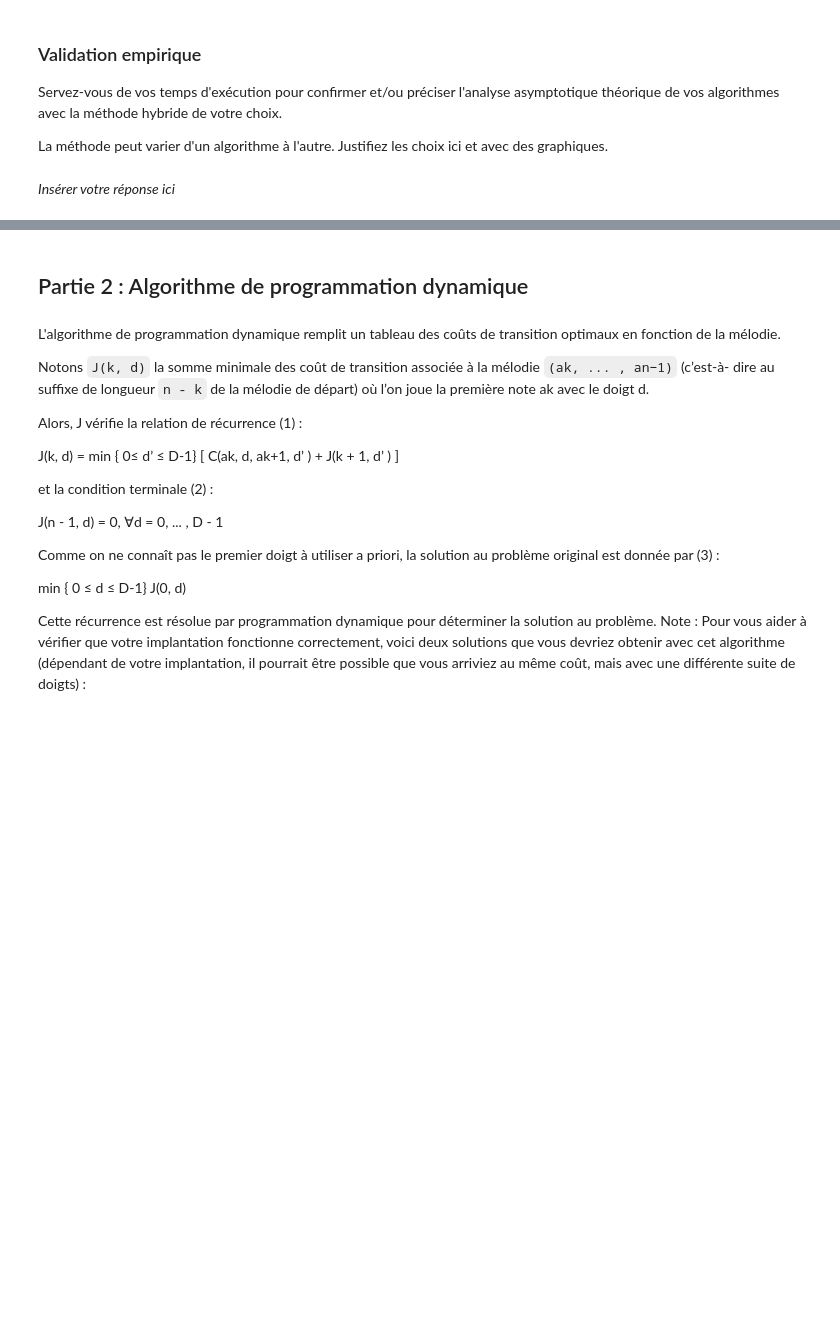
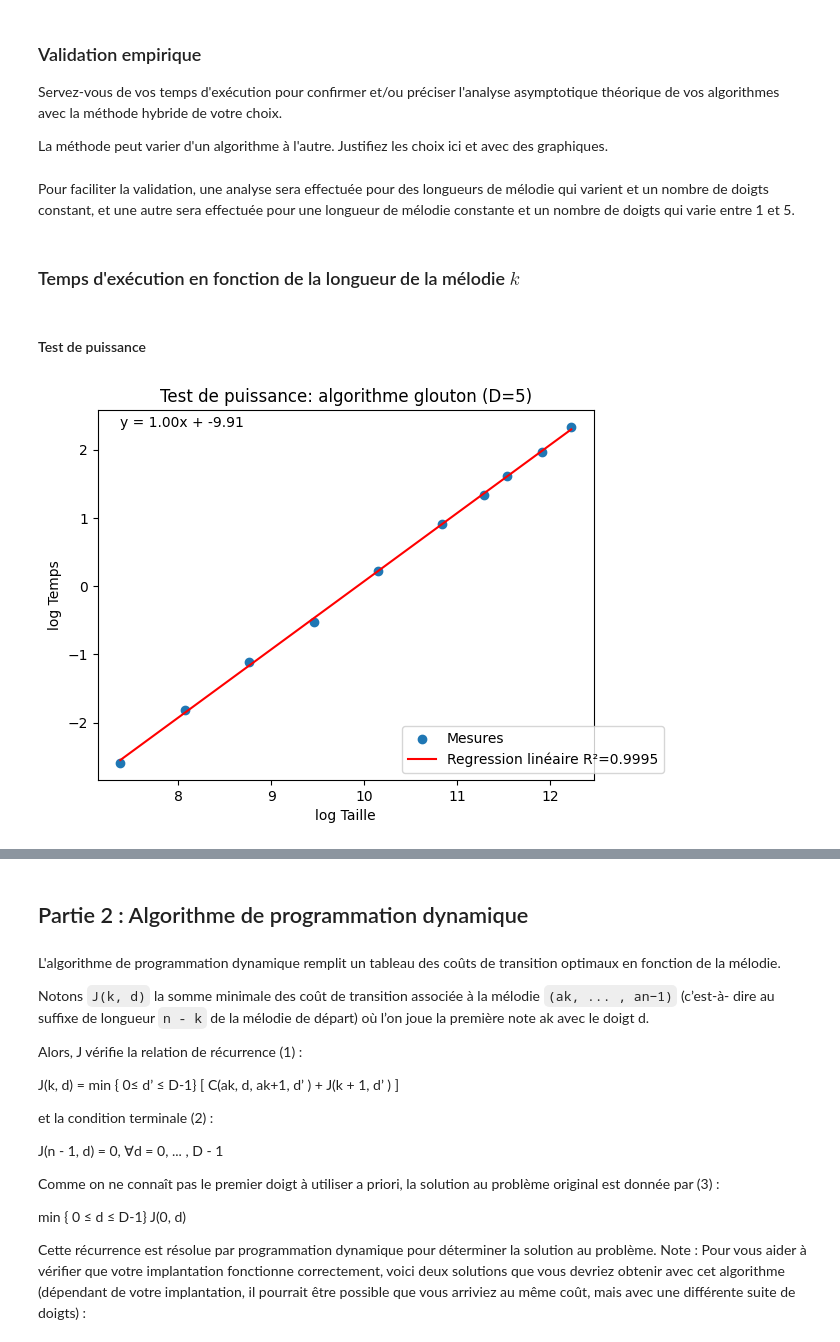
Before and after one commit to UiVieto/INF8775, a Jupyter notebook: TP2-H24/TP2-H24.ipynb, the cells around one changed output, grey strips where cells are left out. Cells and saved outputs as stored; diff of their text form; code cells hidden in the pictures; blank space fills up the shorter version.

Commit message:
Début analyse glouton et amelioration glouton

```diff
--- a/TP2-H24/TP2-H24.ipynb
+++ b/TP2-H24/TP2-H24.ipynb
@@ -350,3 +356,8 @@ nombre de doigts pour chacun des trois algorithmes.
 ### Mesures
 
 Rapportez dans un tableau les temps d'exécutions moyens avec les fonctions auxiliaires `measure_procedure` et `display_measure_table`
+# %%
+dataset = get_dataset(2136374, [1600, 3200, 6400, 12800, 25600, 51200, 80000, 102400, 150000, 204800])
+D = 5  # On effectue les messures avec les 5 doigts
+# %%
+mesures_glouton = measure_procedure(glouton, dataset)
@@ -356,5 +383,21 @@ Rapportez dans un tableau les temps d'exécutions moyens avec les fonctions auxi
 Servez-vous de vos temps d'exécution pour confirmer et/ou préciser l'analyse asymptotique théorique de vos algorithmes avec la méthode hybride de votre choix.
 
 La méthode peut varier d'un algorithme à l'autre. Justifiez les choix ici et avec des graphiques.
-# %% [markdown]
-*Insérer votre réponse ici*
+# %% [markdown]
+Pour faciliter la validation, une analyse sera effectuée pour des longueurs de mélodie qui varient et un nombre de doigts constant, et une autre sera effectuée pour une longueur de mélodie constante et un nombre de doigts qui varie entre 1 et 5.
+# %% [markdown]
+### Temps d'exécution en fonction de la longueur de la mélodie $k$
+# %% [markdown]
+#### Test de puissance
+# %%
+import math
+
+def values_test_puissance(measures):
+    return {
+        # TODO: calculez les valeurs x:y pour le test de puissance
+        math.log(x) : math.log(y) for x, y in measures.items()
+    }
+
+display_test_puissance(values_test_puissance(mesures_glouton), "Test de puissance: algorithme glouton (D=5)")
+# %% [output]
+[figure, added]
```
Also changed, not shown: parts of 25 cells of this notebook.
